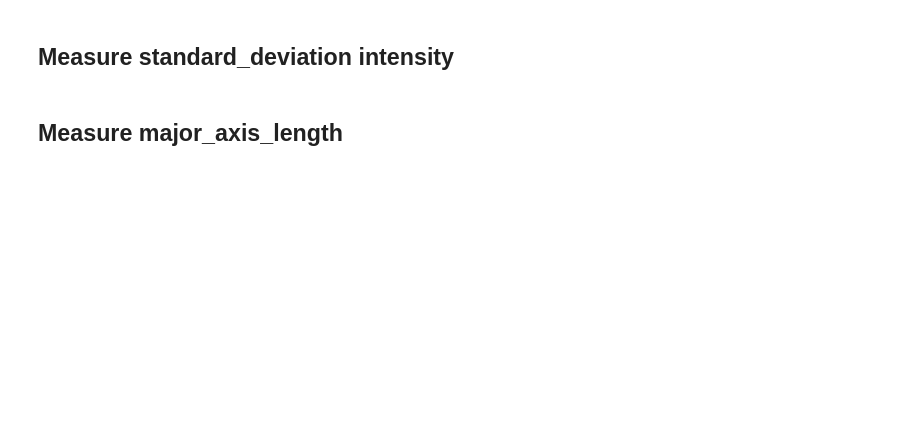
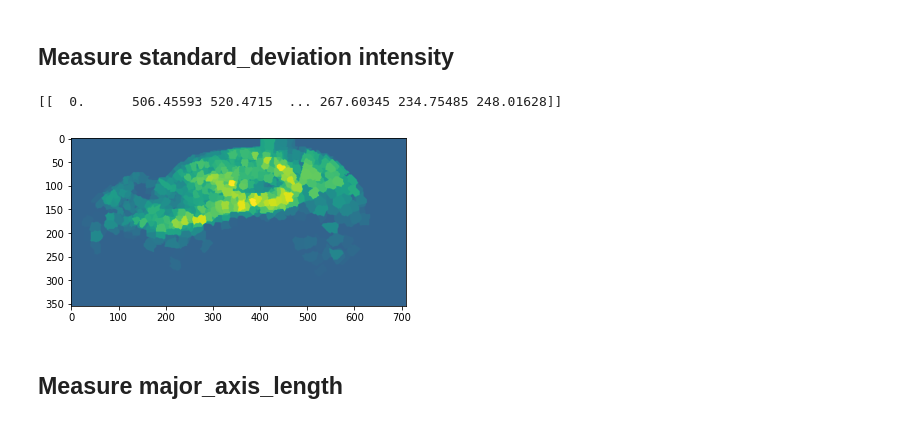
Before and after one commit to haesleinhuepf/beetlesafari, a Jupyter notebook: demo/clustering_.ipynb, the cells around one changed output. Saved outputs shown, nothing was run; the diff lists cells and outputs as text; code cells hidden in the pictures; blank space fills up the shorter version.

```diff
--- a/demo/clustering_.ipynb
+++ b/demo/clustering_.ipynb
@@ -171,14 +228,17 @@ show(intensity_map, title="intensity", use_napari=True)
 # %% [markdown]
 ## Measure standard_deviation intensity
 # %%
-standard_deviation_intensity = cle.push_zyx(np.asarray([[r.standard_deviation_intensity for r in regionprops]]))
+standard_deviation_intensity = cle.push(np.asarray([regionprops['standard_deviation_intensity']]))
 
 # ignore background
 cle.set_column(intensity, 0, 0)
 
 print(intensity)
 intensity_map = cle.replace_intensities(cells, standard_deviation_intensity)
 show(intensity_map, title="intensity", use_napari=True)
+# %% [output]
+[[  0.      506.45593 520.4715  ... 267.60345 234.75485 248.01628]]
+[figure, added]
 # %% [markdown]
 ## Measure major_axis_length
 # %%
```
Also changed, not shown: parts of 32 cells of this notebook.
